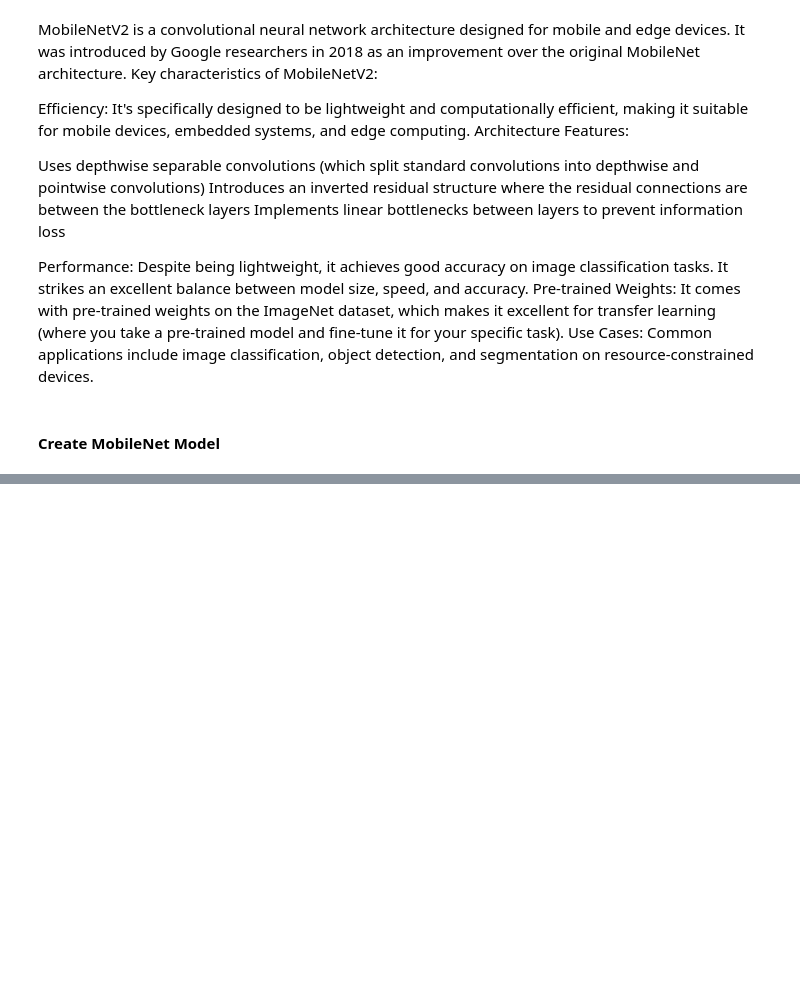
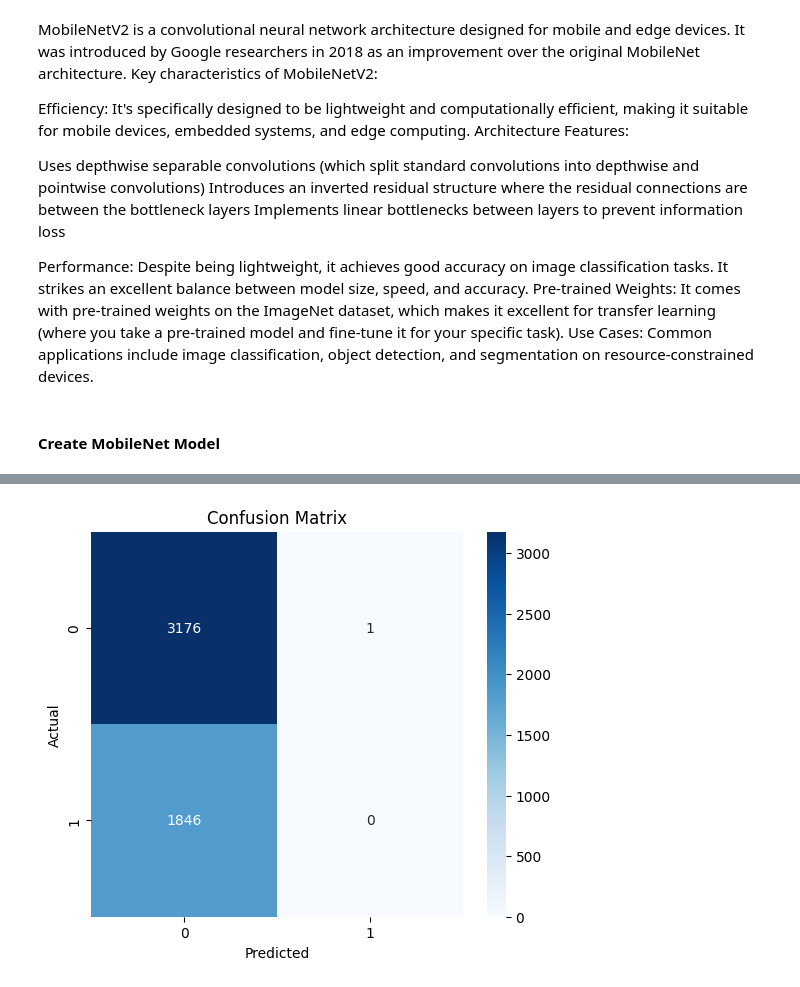
Before and after one commit to rodrigobivarazevedo/machine_learning, a Jupyter notebook: cnn_google_colab.ipynb, the cells around one changed output, grey strips where cells are left out. Cells and saved outputs as stored; diff of their text form; code cells hidden in the pictures; blank space fills up the shorter version.

```diff
--- a/cnn_google_colab.ipynb
+++ b/cnn_google_colab.ipynb
@@ -1027,0 +875,3 @@ def create_custom_model(data_augmentation, img_size=(224, 224)):
+# %%
+get_model_metrics(model_3, test_data)
+# %% [output]
@@ -1027,0 +895 @@ def create_custom_model(data_augmentation, img_size=(224, 224)):
+[figure, added]
```
Also changed, not shown: parts of 32 cells of this notebook.
